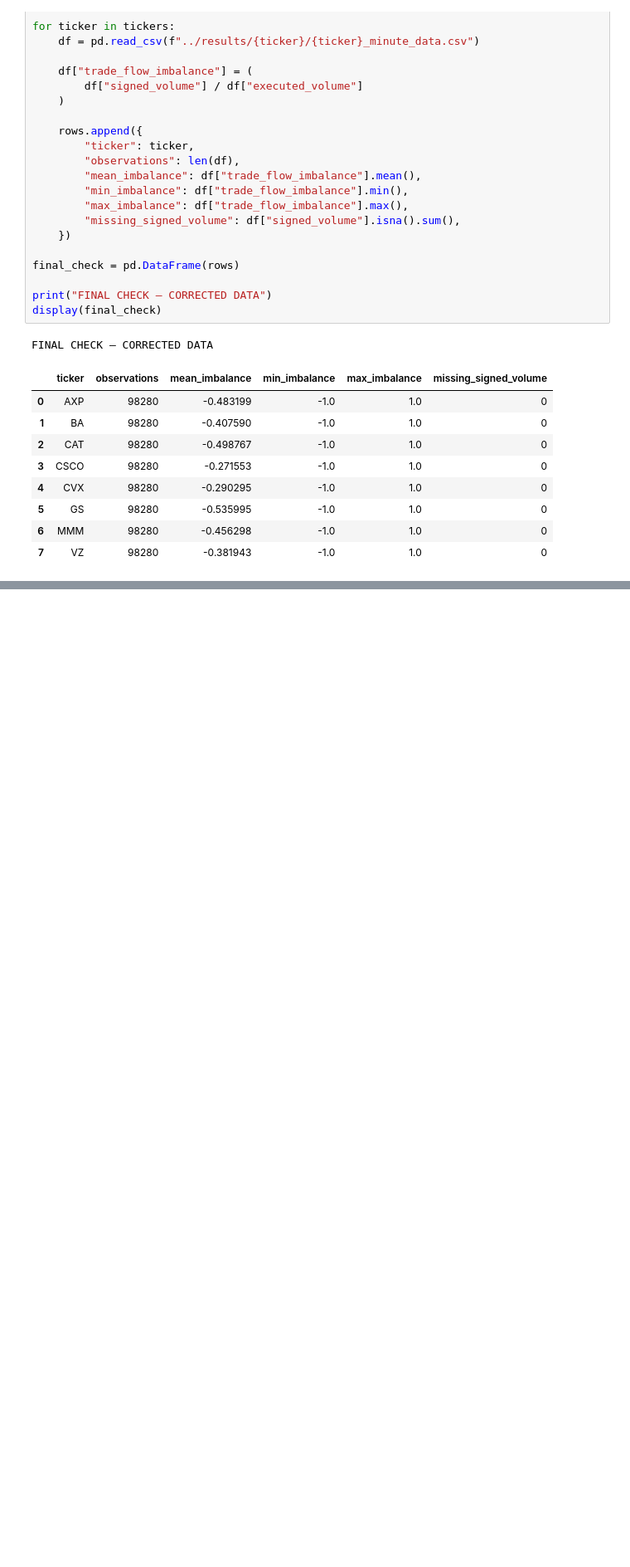
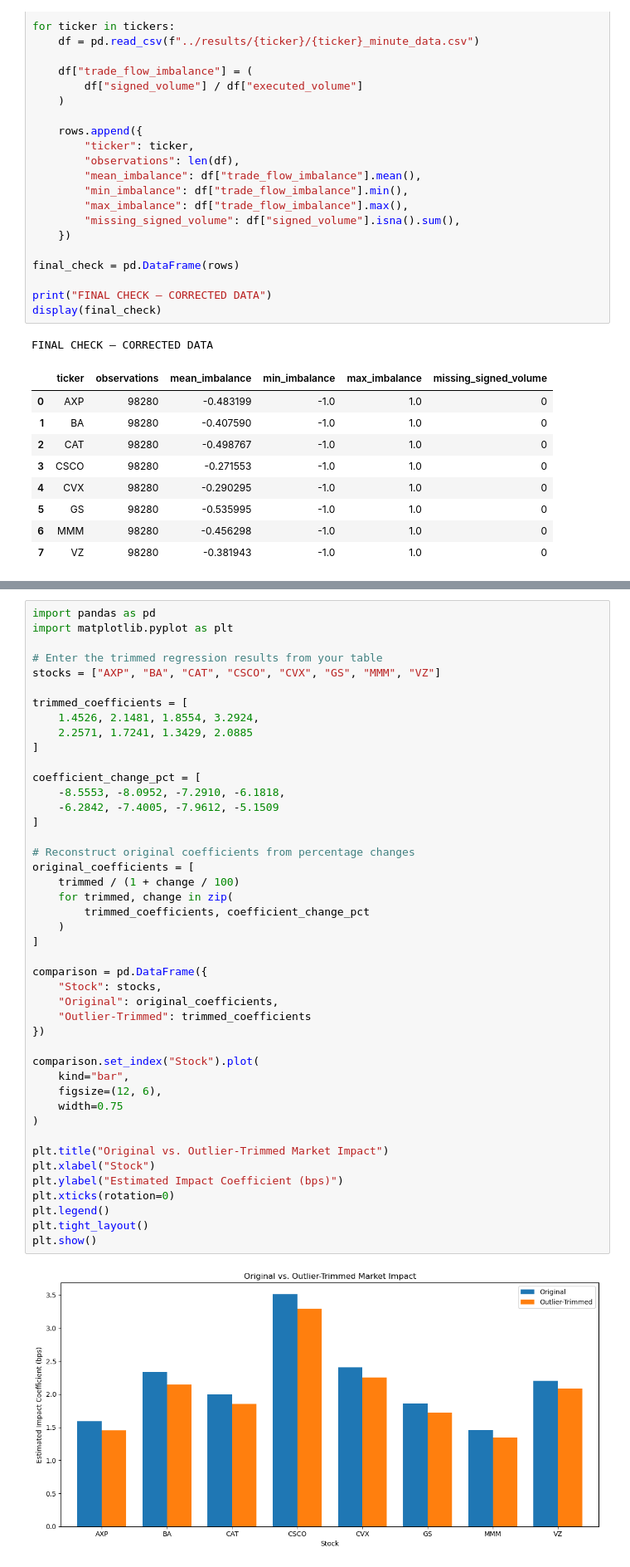
Before and after one commit to MariamKaranjia/LOBSTER-Market-Impact, a Jupyter notebook: notebooks/01_data_exploration.ipynb, the cells around one changed output, grey strips where cells are left out. Shown at 83% size. Cells and saved outputs as stored; diff of their text form; blank space fills up the shorter version.

```diff
--- a/notebooks/01_data_exploration.ipynb
+++ b/notebooks/01_data_exploration.ipynb
@@ -4000,0 +4315,46 @@ FINAL CHECK — CORRECTED DATA
+# %%
+import pandas as pd
+import matplotlib.pyplot as plt
+
+# Enter the trimmed regression results from your table
+stocks = ["AXP", "BA", "CAT", "CSCO", "CVX", "GS", "MMM", "VZ"]
+
+trimmed_coefficients = [
+    1.4526, 2.1481, 1.8554, 3.2924,
+    2.2571, 1.7241, 1.3429, 2.0885
+]
+
+coefficient_change_pct = [
+    -8.5553, -8.0952, -7.2910, -6.1818,
+    -6.2842, -7.4005, -7.9612, -5.1509
+]
+
+# Reconstruct original coefficients from percentage changes
+original_coefficients = [
+    trimmed / (1 + change / 100)
+    for trimmed, change in zip(
+        trimmed_coefficients, coefficient_change_pct
+    )
+]
+
+comparison = pd.DataFrame({
+    "Stock": stocks,
+    "Original": original_coefficients,
+    "Outlier-Trimmed": trimmed_coefficients
+})
+
+comparison.set_index("Stock").plot(
+    kind="bar",
+    figsize=(12, 6),
+    width=0.75
+)
+
+plt.title("Original vs. Outlier-Trimmed Market Impact")
+plt.xlabel("Stock")
+plt.ylabel("Estimated Impact Coefficient (bps)")
+plt.xticks(rotation=0)
+plt.legend()
+plt.tight_layout()
+plt.show()
+# %% [output]
+[figure, added]
```
Also changed, not shown: parts of 39 cells of this notebook, 4 other files.
